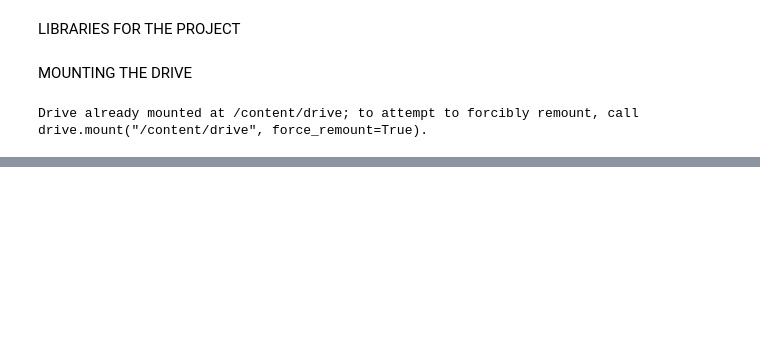
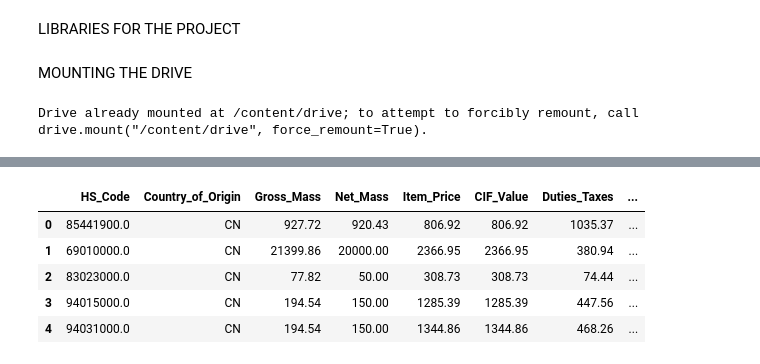
Before and after one commit to sentongo-web/MASTERS_DEGREE_PROJECT_MSDS, a Jupyter notebook: project_code.ipynb, the cells around one changed output, grey strips where cells are left out. Drawn from its saved outputs; the diff is of its cells as text; code cells hidden in the pictures; blank space fills up the shorter version.

```diff
--- a/project_code.ipynb
+++ b/project_code.ipynb
@@ -42,0 +60,9 @@ data = pd.read_excel(file_path)
+# %%
+data.head(5)
+# %% [output]
+|  | HS_Code | Country_of_Origin | Gross_Mass | Net_Mass | Item_Price | CIF_Value | Duties_Taxes | ... |
+| 0 | 85441900.0 | CN | 927.72 | 920.43 | 806.92 | 806.92 | 1035.37 | ... |
+| 1 | 69010000.0 | CN | 21399.86 | 20000.00 | 2366.95 | 2366.95 | 380.94 | ... |
+| 2 | 83023000.0 | CN | 77.82 | 50.00 | 308.73 | 308.73 | 74.44 | ... |
+| 3 | 94015000.0 | CN | 194.54 | 150.00 | 1285.39 | 1285.39 | 447.56 | ... |
+| 4 | 94031000.0 | CN | 194.54 | 150.00 | 1344.86 | 1344.86 | 468.26 | ... |
```
Also changed, not shown: parts of 27 cells of this notebook.
